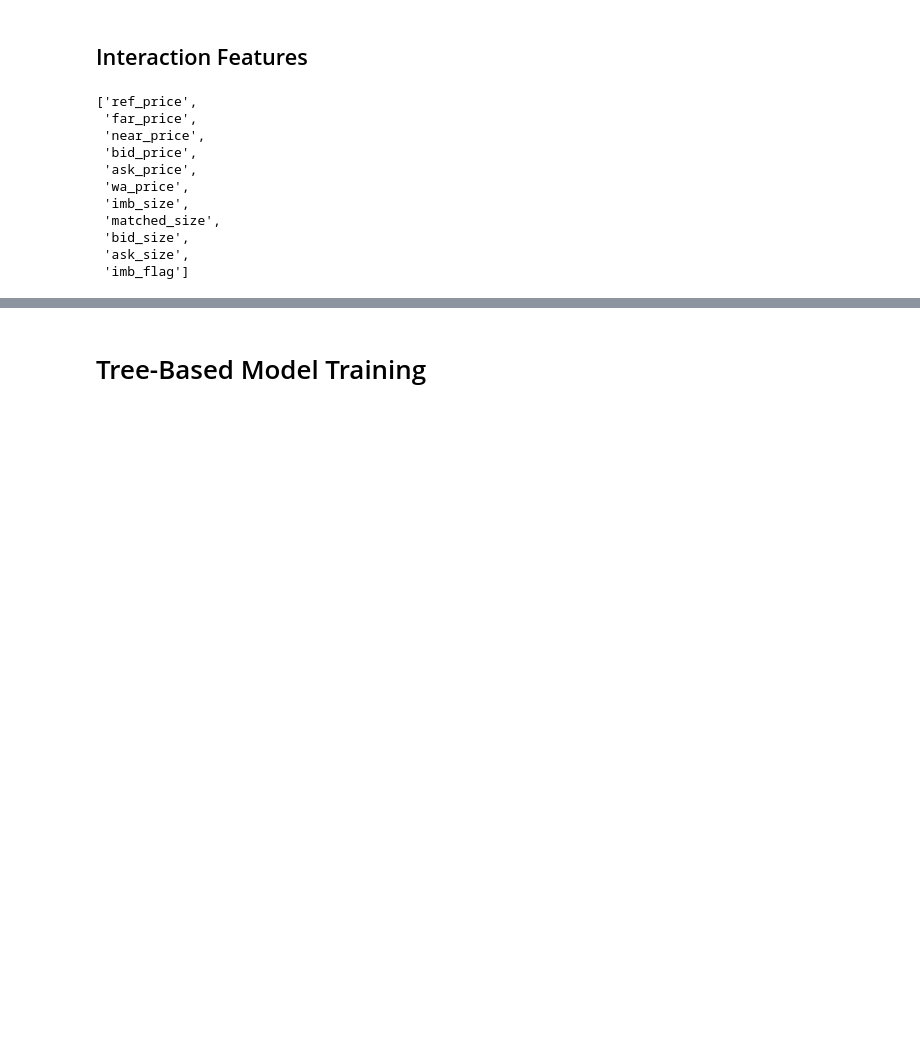
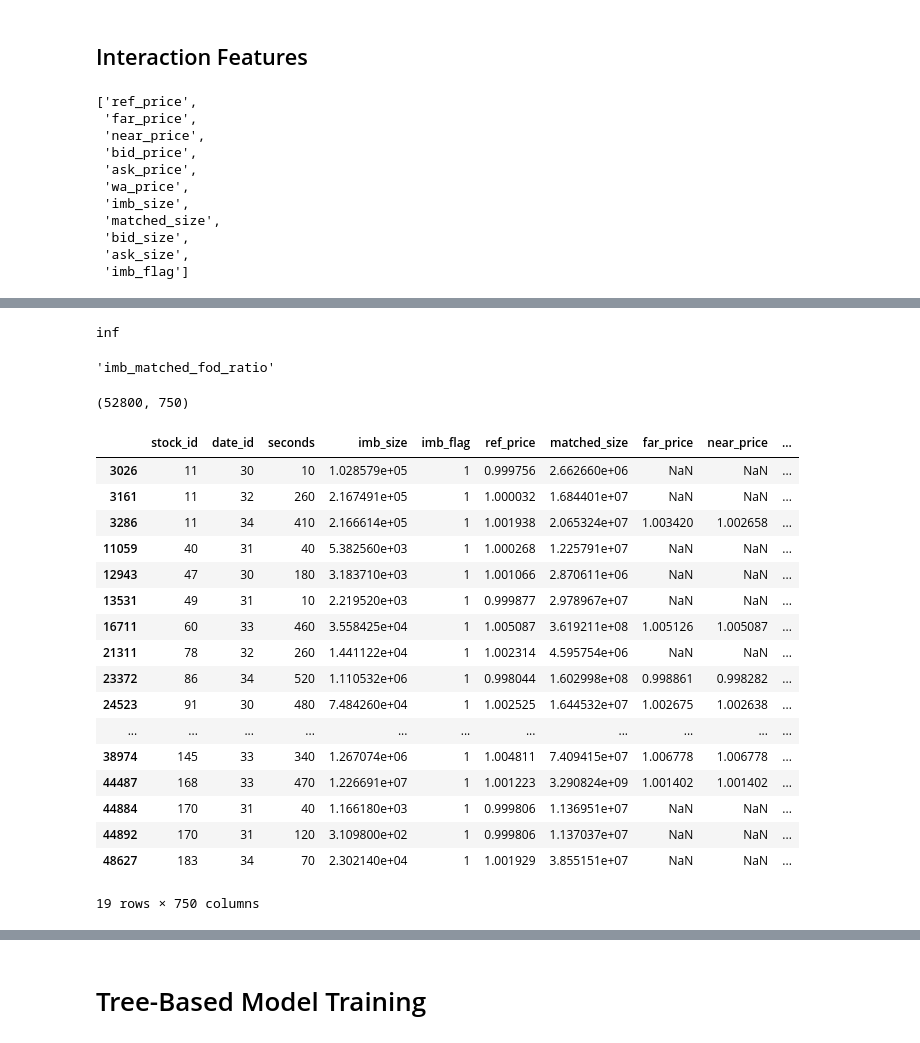
Before and after one commit to waikey-lee/kaggle-optiver-trading, a Jupyter notebook: notebooks/2.0.lgbm_baseline.ipynb, the cells around one changed output, grey strips where cells are left out. Cells and saved outputs as stored; diff of their text form; code cells hidden in the pictures; blank space fills up the shorter version.

```diff
--- a/notebooks/2.0.lgbm_baseline.ipynb
+++ b/notebooks/2.0.lgbm_baseline.ipynb
@@ -434,0 +442,11 @@ def check_chi_square_independece(df, col, target_group_no=8, feature_group_no=8)
+# %%
+intraday_list = []
+test_list = []
+targets_list = []
+sample_pred_list = []
+count = 0
+max_lookback_period = 14
+# %%
+recent_interday_price_features = filter_df(interday_price_features.reset_index(), date_id=TRAIN_END_DATE).set_index(["stock_id", "date_id"])
+recent_interday_volume_features = filter_df(interday_volume_features.reset_index(), date_id=TRAIN_END_DATE).set_index(["stock_id", "date_id"])
+recent_interday_target_features = filter_df(interday_target_features.reset_index(), date_id=TRAIN_END_DATE).set_index(["stock_id", "date_id"])
@@ -434,0 +519,3 @@ def check_chi_square_independece(df, col, target_group_no=8, feature_group_no=8)
+# %%
+%%time
+full_test = my_concat(test_list)
@@ -434,0 +529,3 @@ def check_chi_square_independece(df, col, target_group_no=8, feature_group_no=8)
+# %%
+validate = validate.sort_values(by=["stock_id", "date_id", "seconds"]).reset_index(drop=True)
+full_test = full_test.sort_values(by=["stock_id", "date_id", "seconds"]).reset_index(drop=True)
@@ -434,0 +564,33 @@ def check_chi_square_independece(df, col, target_group_no=8, feature_group_no=8)
+# %%
+(1 - ((validate[col] + 1e-6) / (full_test[col] + 1e-6))).max()
+# %% [output]
+inf
+# %%
+col
+# %% [output]
+'imb_matched_fod_ratio'
+# %%
+full_test.shape
+# %% [output]
+(52800, 750)
+# %%
+full_test.loc[(f - v) > 0.1]
+# %% [output]
+|  | stock_id | date_id | seconds | imb_size | imb_flag | ref_price | matched_size | far_price | near_price | ... |
+| 3026 | 11 | 30 | 10 | 1.028579e+05 | 1 | 0.999756 | 2.662660e+06 | NaN | NaN | ... |
+| 3161 | 11 | 32 | 260 | 2.167491e+05 | 1 | 1.000032 | 1.684401e+07 | NaN | NaN | ... |
+| 3286 | 11 | 34 | 410 | 2.166614e+05 | 1 | 1.001938 | 2.065324e+07 | 1.003420 | 1.002658 | ... |
+| 11059 | 40 | 31 | 40 | 5.382560e+03 | 1 | 1.000268 | 1.225791e+07 | NaN | NaN | ... |
+| 12943 | 47 | 30 | 180 | 3.183710e+03 | 1 | 1.001066 | 2.870611e+06 | NaN | NaN | ... |
+| 13531 | 49 | 31 | 10 | 2.219520e+03 | 1 | 0.999877 | 2.978967e+07 | NaN | NaN | ... |
+| 16711 | 60 | 33 | 460 | 3.558425e+04 | 1 | 1.005087 | 3.619211e+08 | 1.005126 | 1.005087 | ... |
+| 21311 | 78 | 32 | 260 | 1.441122e+04 | 1 | 1.002314 | 4.595754e+06 | NaN | NaN | ... |
+| 23372 | 86 | 34 | 520 | 1.110532e+06 | 1 | 0.998044 | 1.602998e+08 | 0.998861 | 0.998282 | ... |
+| 24523 | 91 | 30 | 480 | 7.484260e+04 | 1 | 1.002525 | 1.644532e+07 | 1.002675 | 1.002638 | ... |
+| ... | ... | ... | ... | ... | ... | ... | ... | ... | ... | ... |
+| 38974 | 145 | 33 | 340 | 1.267074e+06 | 1 | 1.004811 | 7.409415e+07 | 1.006778 | 1.006778 | ... |
+| 44487 | 168 | 33 | 470 | 1.226691e+07 | 1 | 1.001223 | 3.290824e+09 | 1.001402 | 1.001402 | ... |
+| 44884 | 170 | 31 | 40 | 1.166180e+03 | 1 | 0.999806 | 1.136951e+07 | NaN | NaN | ... |
+| 44892 | 170 | 31 | 120 | 3.109800e+02 | 1 | 0.999806 | 1.137037e+07 | NaN | NaN | ... |
+| 48627 | 183 | 34 | 70 | 2.302140e+04 | 1 | 1.001929 | 3.855151e+07 | NaN | NaN | ... |
+19 rows × 750 columns
```
Also changed, not shown: parts of 210 cells of this notebook, 2 other files.
